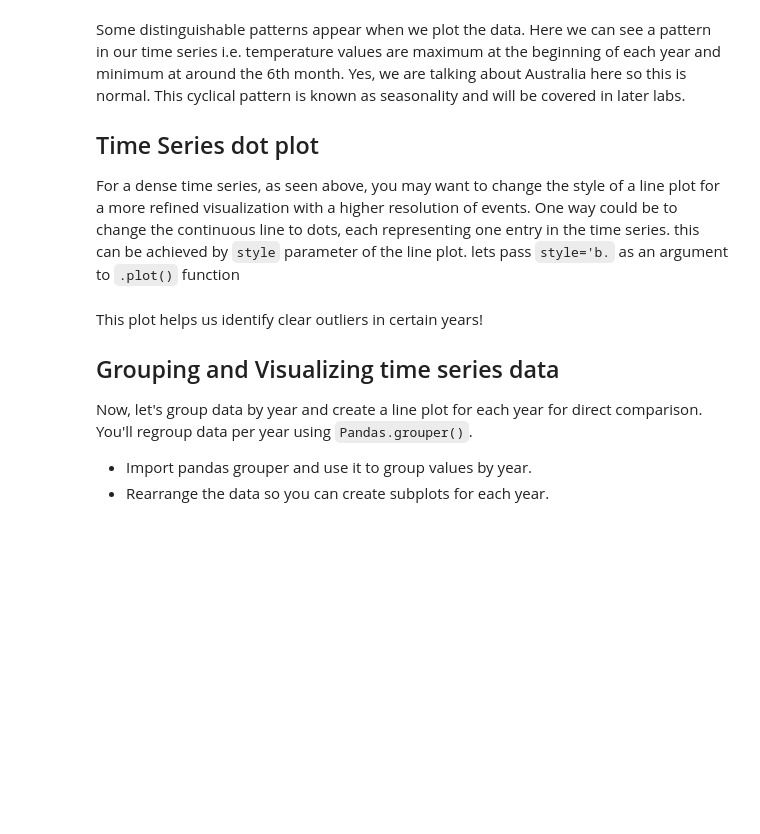
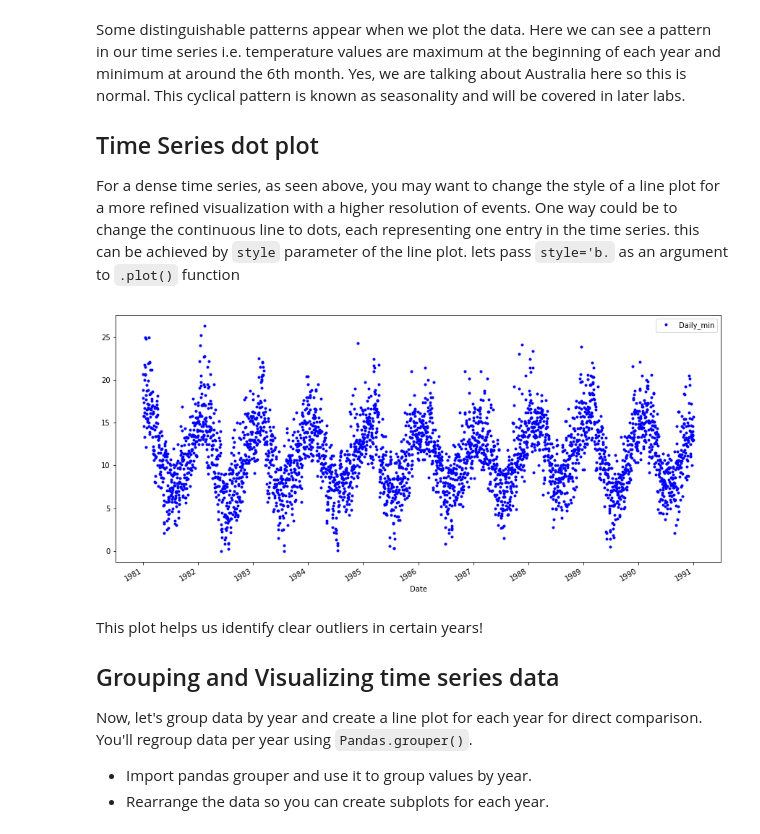
Before and after one commit to ColinFangshu/dsc-visualizing-time-series-data-lab-seattle-ds-career-051319, a Jupyter notebook: index.ipynb, the cells around one changed output. Cells and saved outputs as stored; diff of their text form; code cells hidden in the pictures; blank space fills up the shorter version.

```diff
--- a/index.ipynb
+++ b/index.ipynb
@@ -95,8 +95,10 @@ Some distinguishable patterns appear when we plot the data. Here we can see a pa
 For a dense time series, as seen above, you may want to change the style of a line plot for a more refined visualization with a higher resolution of events. One way could be to change the continuous line to dots, each representing one entry in the time series. this can be achieved by `style` parameter of the line plot. lets pass `style='b.` as an argument to `.plot()` function
 # %%
 # Use dots instead on a continuous line and redraw the timeseries.
-df.plot(figsize=(15,7))
+df.plot(figsize=(15,7), style='.b')
 plt.show()
+# %% [output]
+[figure, added]
 # %% [markdown]
 This plot helps us identify clear outliers in certain years!
 
```
